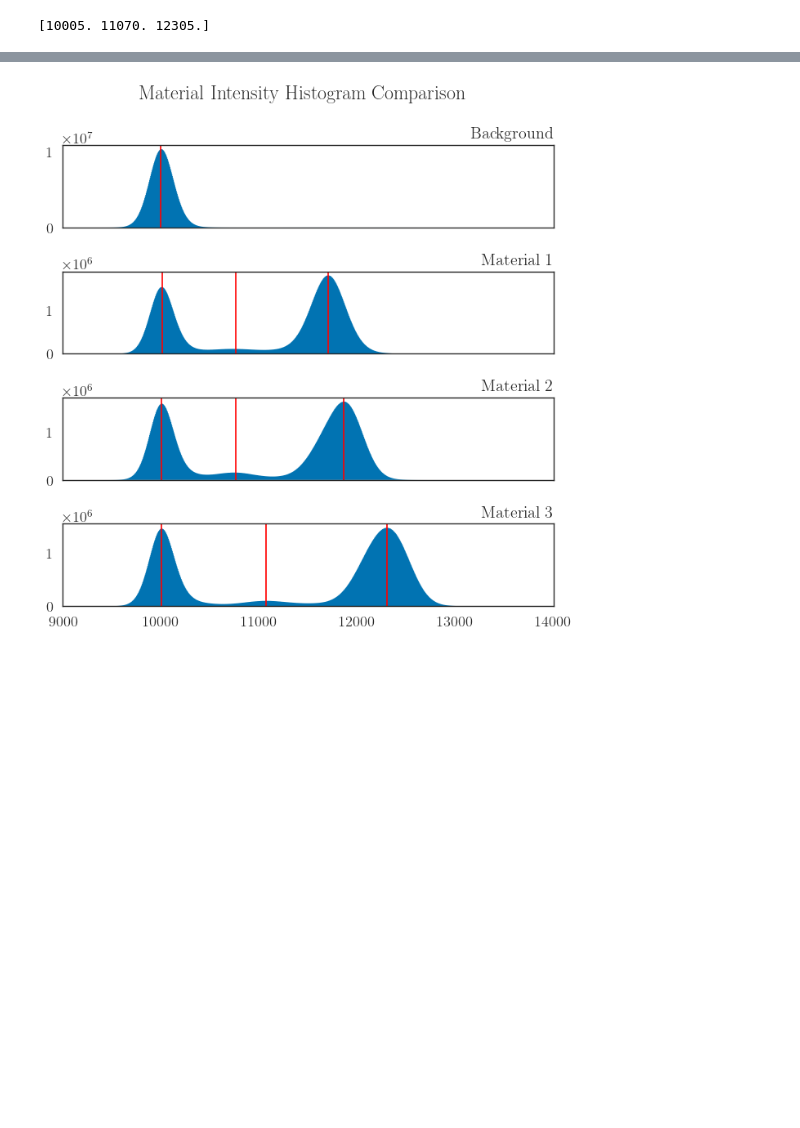
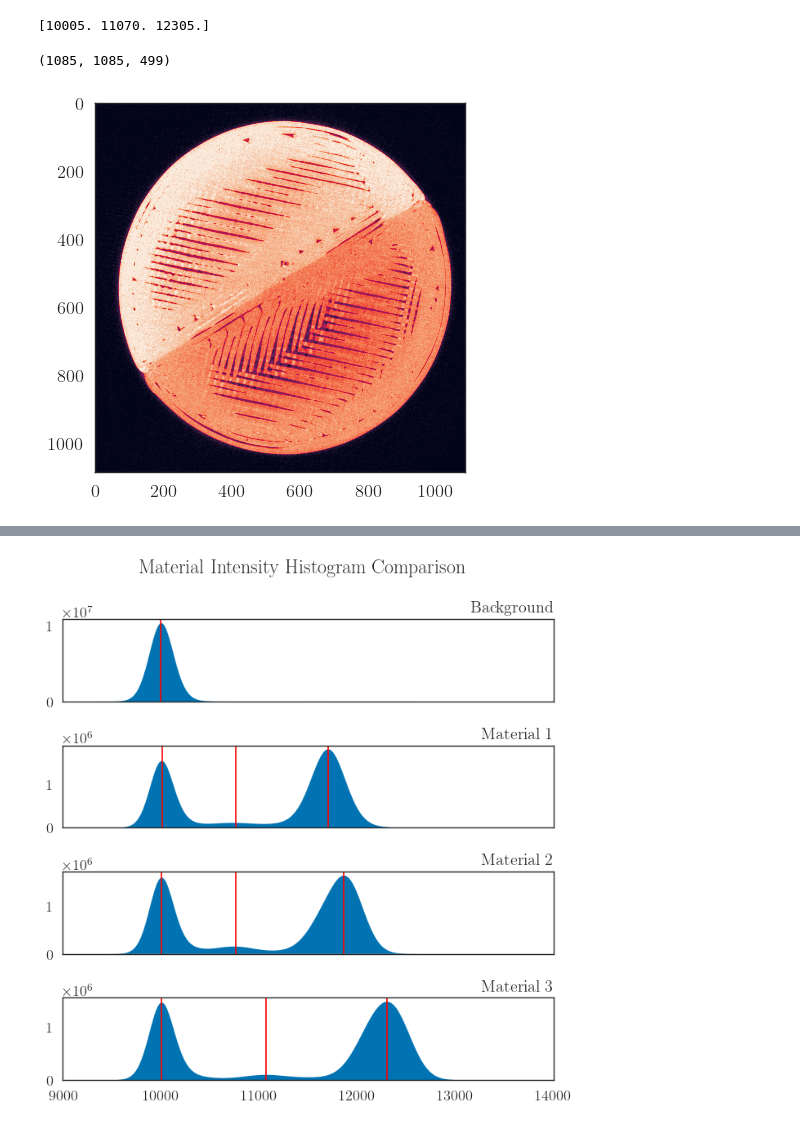
Before and after one commit to tpasfieldERAU/MA390-490_PNNL, a Jupyter notebook: segmentation/histograms.ipynb, the cells around one changed output, grey strips where cells are left out. Drawn from its saved outputs; the diff is of its cells as text; code cells hidden in the pictures; blank space fills up the shorter version.

```diff
--- a/segmentation/histograms.ipynb
+++ b/segmentation/histograms.ipynb
@@ -117,3 +117,9 @@ m3_peaks = m3b[peaks]
 # %% [output]
 [figure]
 [10005. 11070. 12305.]
+# %%
+try:
+    del bg
+except NameError:
+    pass
+m1 = np.load("../matrices/isolated-materials/float32/Transition2.npy")
@@ -119,0 +128,9 @@ m3_peaks = m3b[peaks]
+# %%
+print(m1.shape)
+# %% [output]
+(1085, 1085, 499)
+# %%
+plt.imshow(m1[:,:,245],vmin=10000, vmax=12500)
+plt.show()
+# %% [output]
+[figure, added]
```
Also changed, not shown: parts of 4 cells of this notebook, 3 other files.
